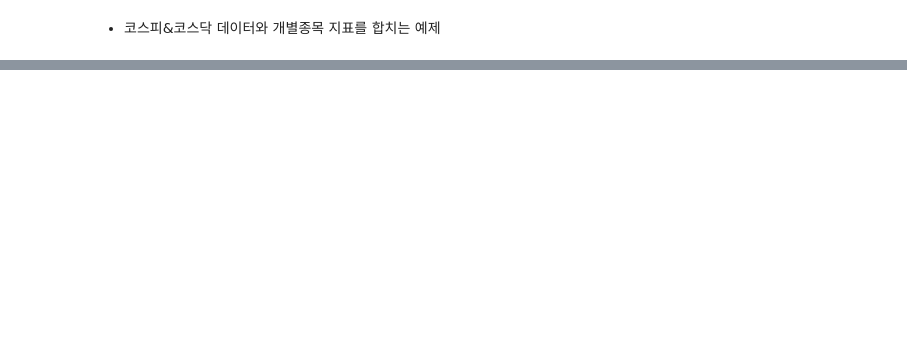
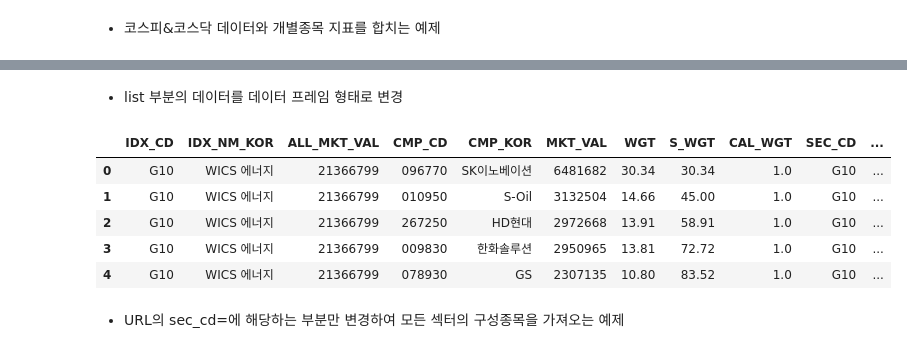
Before and after one commit to 12ZodiacSigns/Quant_Investing-python, a Jupyter notebook: 10_ex.ipynb, the cells around one changed output, grey strips where cells are left out. Saved outputs shown, nothing was run; the diff lists cells and outputs as text; code cells hidden in the pictures; blank space fills up the shorter version.

```diff
--- a/10_ex.ipynb
+++ b/10_ex.ipynb
@@ -166,0 +446,9 @@ print(diff)
+# %%
+import json
+import requests as rq
+import pandas as pd
+
+url = f'''https://www.wiseindex.com/Index/GetIndexComponets?ceil_yn=0&dt={biz_day}&sec_cd=G10'''
+data = rq.get(url).json()
+
+type(data)
@@ -166,0 +491,15 @@ print(diff)
+# %% [markdown]
+- list 부분의 데이터를 데이터 프레임 형태로 변경
+# %%
+data_pd = pd.json_normalize(data['list'])
+
+data_pd.head()
+# %% [output]
+|  | IDX_CD | IDX_NM_KOR | ALL_MKT_VAL | CMP_CD | CMP_KOR | MKT_VAL | WGT | S_WGT | CAL_WGT | SEC_CD | ... |
+| 0 | G10 | WICS 에너지 | 21366799 | 096770 | SK이노베이션 | 6481682 | 30.34 | 30.34 | 1.0 | G10 | ... |
+| 1 | G10 | WICS 에너지 | 21366799 | 010950 | S-Oil | 3132504 | 14.66 | 45.00 | 1.0 | G10 | ... |
+| 2 | G10 | WICS 에너지 | 21366799 | 267250 | HD현대 | 2972668 | 13.91 | 58.91 | 1.0 | G10 | ... |
+| 3 | G10 | WICS 에너지 | 21366799 | 009830 | 한화솔루션 | 2950965 | 13.81 | 72.72 | 1.0 | G10 | ... |
+| 4 | G10 | WICS 에너지 | 21366799 | 078930 | GS | 2307135 | 10.80 | 83.52 | 1.0 | G10 | ... |
+# %% [markdown]
+- URL의 sec_cd=에 해당하는 부분만 변경하여 모든 섹터의 구성종목을 가져오는 예제
```
Also changed, not shown: parts of 45 cells of this notebook.
